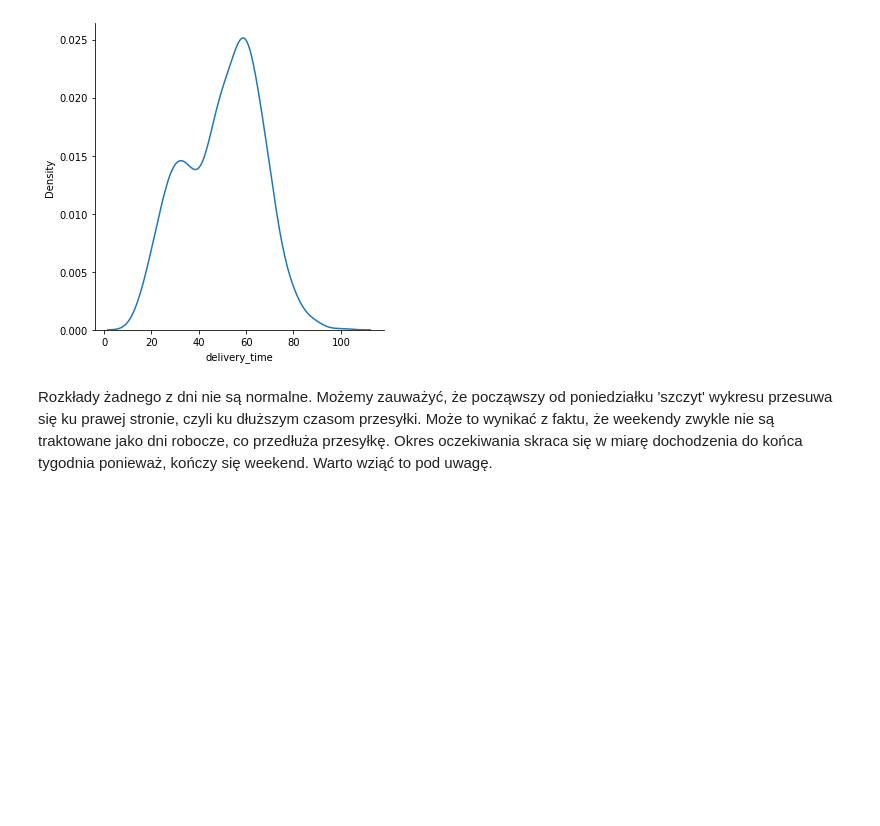
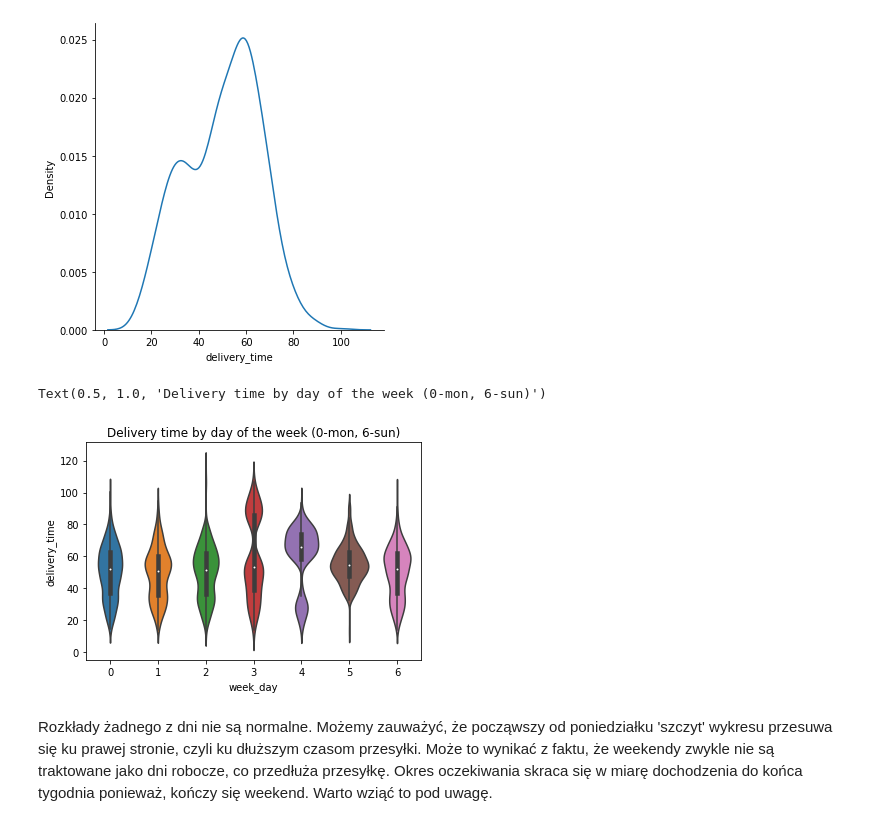
Before and after one commit to jakubZiel/AI-Engineering, a Jupyter notebook: notebooks/data_analysis.ipynb, the cells around one changed output. Drawn from its saved outputs; the diff is of its cells as text; code cells hidden in the pictures; blank space fills up the shorter version.

```diff
--- a/notebooks/data_analysis.ipynb
+++ b/notebooks/data_analysis.ipynb
@@ -451,6 +455,12 @@ print("niedziela")
 # %% [output]
 niedziela
 [figure]
+# %%
+days_plot=sbn.violinplot(data=purchasesDF_processed, x='week_day', y='delivery_time')
+days_plot.set_title("Delivery time by day of the week (0-mon, 6-sun)")
+# %% [output]
+Text(0.5, 1.0, 'Delivery time by day of the week (0-mon, 6-sun)')
+[figure, added]
 # %% [markdown]
 Rozkłady żadnego z dni nie są normalne. Możemy zauważyć, że począwszy od poniedziałku 'szczyt' wykresu przesuwa się ku prawej stronie, czyli ku dłuższym czasom przesyłki.
 Może to wynikać z faktu, że weekendy zwykle nie są traktowane jako dni robocze, co przedłuża przesyłkę. Okres oczekiwania skraca się w miarę dochodzenia do końca tygodnia
```
Also changed, not shown: parts of 12 cells of this notebook.
